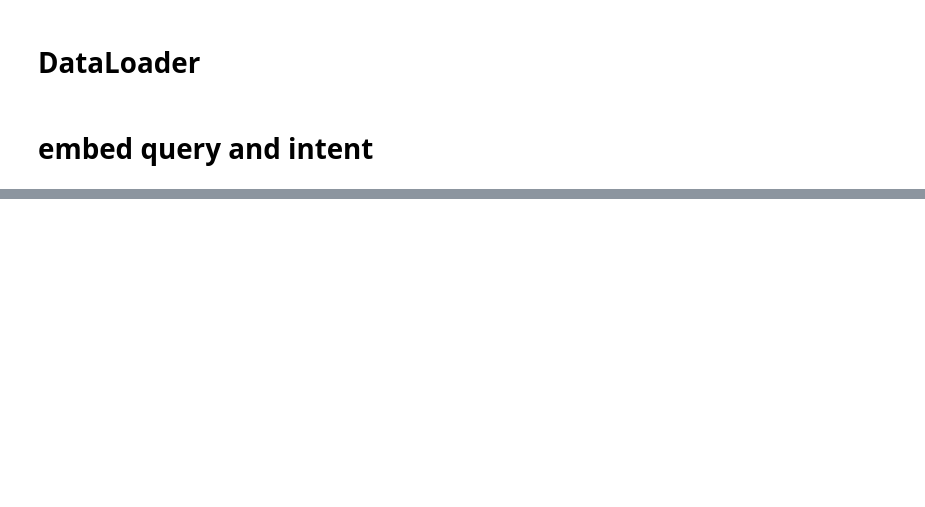
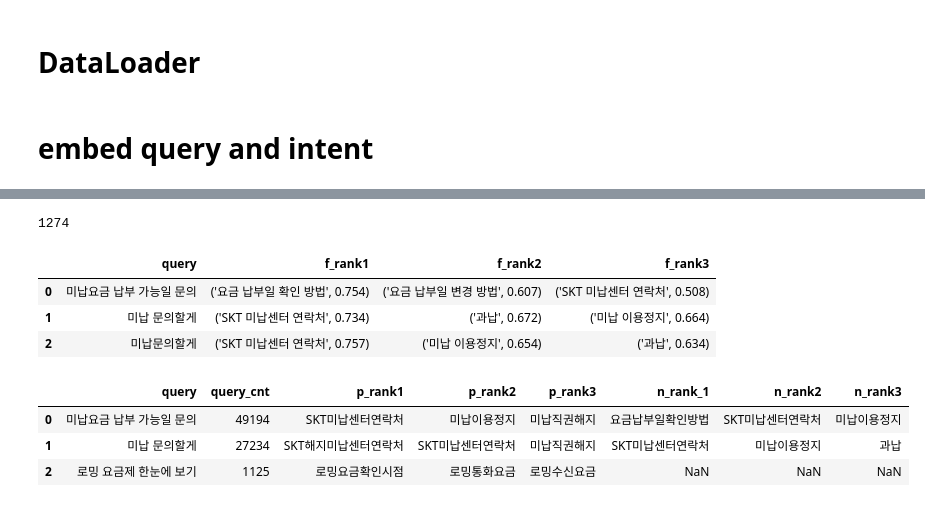
Before and after one commit to samaeui12/sent-semantic-repo, a Jupyter notebook: ipynb/cal_metric.ipynb, the cells around one changed output, grey strips where cells are left out. Saved outputs shown, nothing was run; the diff lists cells and outputs as text; code cells hidden in the pictures; blank space fills up the shorter version.

```diff
--- a/ipynb/cal_metric.ipynb
+++ b/ipynb/cal_metric.ipynb
@@ -327,0 +361,8 @@ intent_pd.to_csv('./result/intent.csv', encoding='utf-8-sig')
+# %%
+dd = pd.read_csv('../result/result_tbl.csv', index_col=False)
+dd.drop('Unnamed: 0', axis=1, inplace=True)
+dd.drop('index', axis=1, inplace=True)
+# %%
+pd.merge(dd,
+# %% [output]
+1274
@@ -327,0 +371,14 @@ intent_pd.to_csv('./result/intent.csv', encoding='utf-8-sig')
+# %%
+pd.merge(dd, result_1, how = on
+# %% [output]
+|  | query | f_rank1 | f_rank2 | f_rank3 |
+| 0 | 미납요금 납부 가능일 문의 | ('요금 납부일 확인 방법', 0.754) | ('요금 납부일 변경 방법', 0.607) | ('SKT 미납센터 연락처', 0.508) |
+| 1 | 미납 문의할게 | ('SKT 미납센터 연락처', 0.734) | ('과납', 0.672) | ('미납 이용정지', 0.664) |
+| 2 | 미납문의할게 | ('SKT 미납센터 연락처', 0.757) | ('미납 이용정지', 0.654) | ('과납', 0.634) |
+# %%
+dd.head(3)
+# %% [output]
+|  | query | query_cnt | p_rank1 | p_rank2 | p_rank3 | n_rank_1 | n_rank2 | n_rank3 |
+| 0 | 미납요금 납부 가능일 문의 | 49194 | SKT미납센터연락처 | 미납이용정지 | 미납직권해지 | 요금납부일확인방법 | SKT미납센터연락처 | 미납이용정지 |
+| 1 | 미납 문의할게 | 27234 | SKT해지미납센터연락처 | SKT미납센터연락처 | 미납직권해지 | SKT미납센터연락처 | 미납이용정지 | 과납 |
+| 2 | 로밍 요금제 한눈에 보기 | 1125 | 로밍요금확인시점 | 로밍통화요금 | 로밍수신요금 | NaN | NaN | NaN |
```
Also changed, not shown: parts of 50 cells of this notebook.
